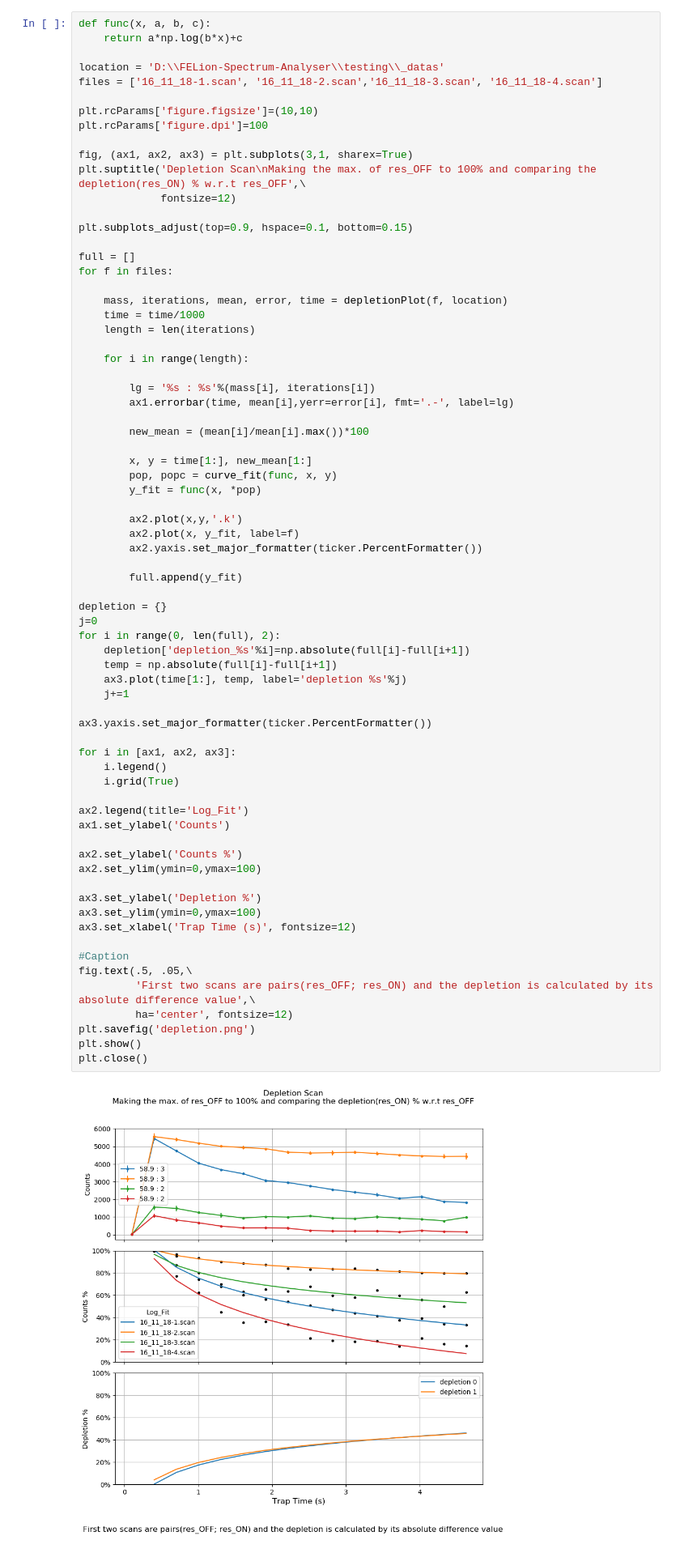
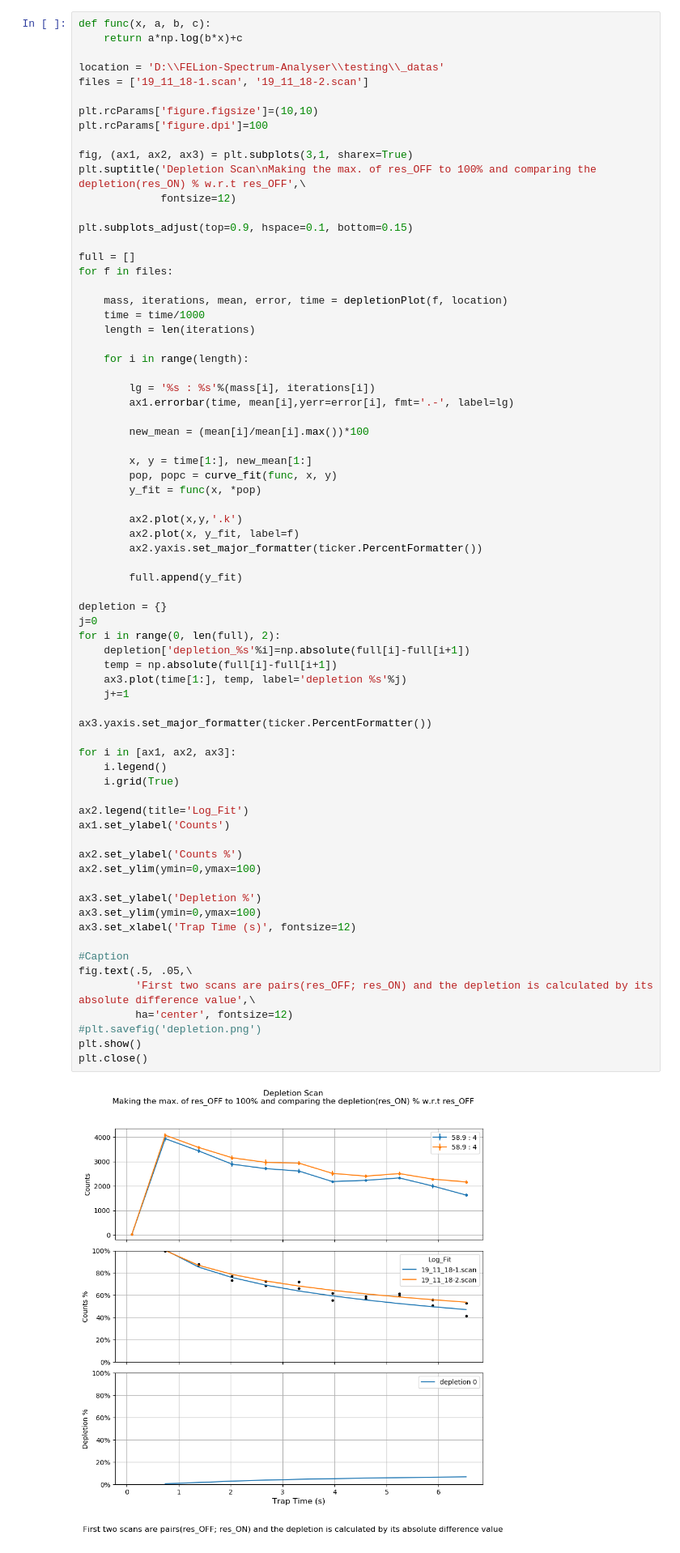
Before and after one commit to aravindhnivas/FELion-Spectrum-Analyser, a Jupyter notebook: testing/depletion_timescan.ipynb, the cells around one changed output. Shown: that part at 81% size. Drawn from its saved outputs; the diff is of its cells as text.

```diff
--- a/testing/depletion_timescan.ipynb
+++ b/testing/depletion_timescan.ipynb
@@ -46,7 +46,7 @@ def func(x, a, b, c):
     return a*np.log(b*x)+c
 
 location = 'D:\\FELion-Spectrum-Analyser\\testing\\_datas'
-files = ['16_11_18-1.scan', '16_11_18-2.scan','16_11_18-3.scan', '16_11_18-4.scan']
+files = ['19_11_18-1.scan', '19_11_18-2.scan']
 
 plt.rcParams['figure.figsize']=(10,10)
 plt.rcParams['figure.dpi']=100
@@ -85,35 +85,35 @@ depletion = {}
 j=0
 for i in range(0, len(full), 2):
     depletion['depletion_%s'%i]=np.absolute(full[i]-full[i+1])
     temp = np.absolute(full[i]-full[i+1])
     ax3.plot(time[1:], temp, label='depletion %s'%j)
     j+=1
 
 ax3.yaxis.set_major_formatter(ticker.PercentFormatter())
 
 for i in [ax1, ax2, ax3]:
     i.legend()
     i.grid(True)
 
 ax2.legend(title='Log_Fit')
 ax1.set_ylabel('Counts')
 
 ax2.set_ylabel('Counts %')
 ax2.set_ylim(ymin=0,ymax=100)
 
 ax3.set_ylabel('Depletion %')
 ax3.set_ylim(ymin=0,ymax=100)
 ax3.set_xlabel('Trap Time (s)', fontsize=12)
 
 #Caption
 fig.text(.5, .05,\
          'First two scans are pairs(res_OFF; res_ON) and the depletion is calculated by its absolute difference value',\
          ha='center', fontsize=12)
-plt.savefig('depletion.png')
+#plt.savefig('depletion.png')
 plt.show()
 plt.close()
 # %% [output]
-[figure, old version]
+[figure, new version]
 # %%
 os.getcwd()
 # %% [output]
```
Also changed, not shown: parts of 1 cell of this notebook.
